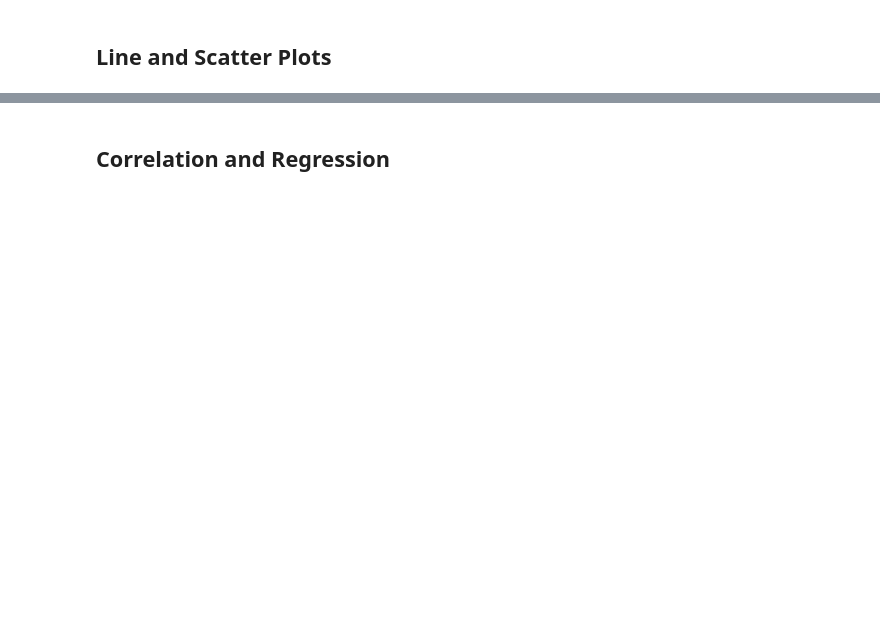
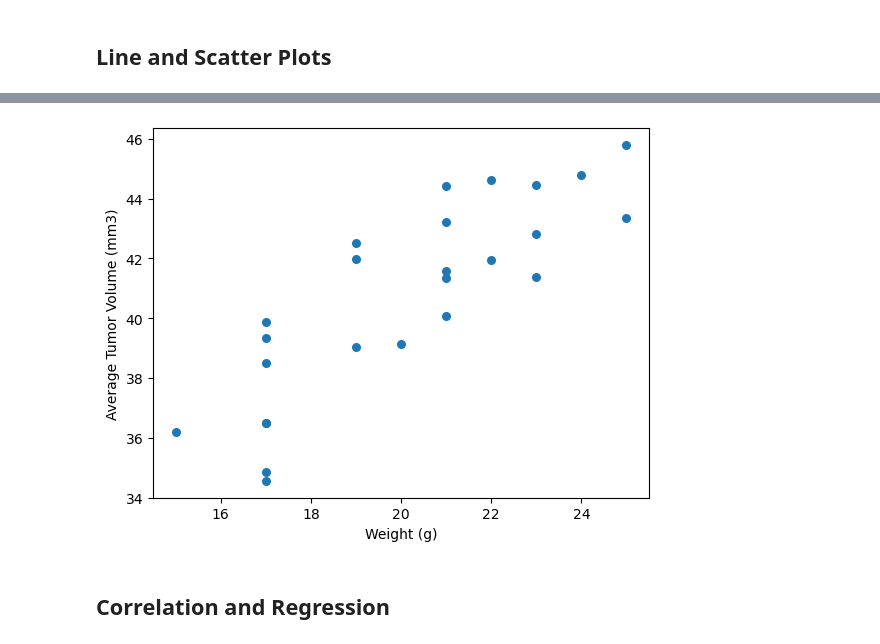
Before and after one commit to hanslegoh/matplotlib-challenge, a Jupyter notebook: Main Script.ipynb, the cells around one changed output, grey strips where cells are left out. Cells and saved outputs as stored; diff of their text form; code cells hidden in the pictures; blank space fills up the shorter version.

```diff
--- a/Main Script.ipynb
+++ b/Main Script.ipynb
@@ -234,2 +258,16 @@ Infubinol's potential outliers: 36.3213458
+# %%
+# Generate a scatter plot of mouse weight vs. the average observed tumor volume for the entire Capomulin regimen
+capomulin_all = mouse_study_complete_clean[mouse_study_complete_clean['Drug Regimen'] == treatments[0]]
+mouse_mean_tumor_volume = []
+mouse_weight = []
+for mouse in capomulin_all['Mouse ID'].unique():
+    mouse_mean_tumor_volume.append(capomulin_all[capomulin_all['Mouse ID'] == mouse]['Tumor Volume (mm3)'].mean())
+    mouse_weight.append(capomulin_all[capomulin_all['Mouse ID'] == mouse]['Weight (g)'].mean())
+mouse_scatter_df = pd.DataFrame({'Average Tumor Volume (mm3)': mouse_mean_tumor_volume
+                                 , 'Weight (g)': mouse_weight})
+mouse_scatter_df.plot(x='Weight (g)', y='Average Tumor Volume (mm3)', kind='scatter', s=30)
+plt.show()
+# %% [output]
+[figure, added]
 # %% [markdown]
 ## Correlation and Regression
```
Also changed, not shown: parts of 11 cells of this notebook.
